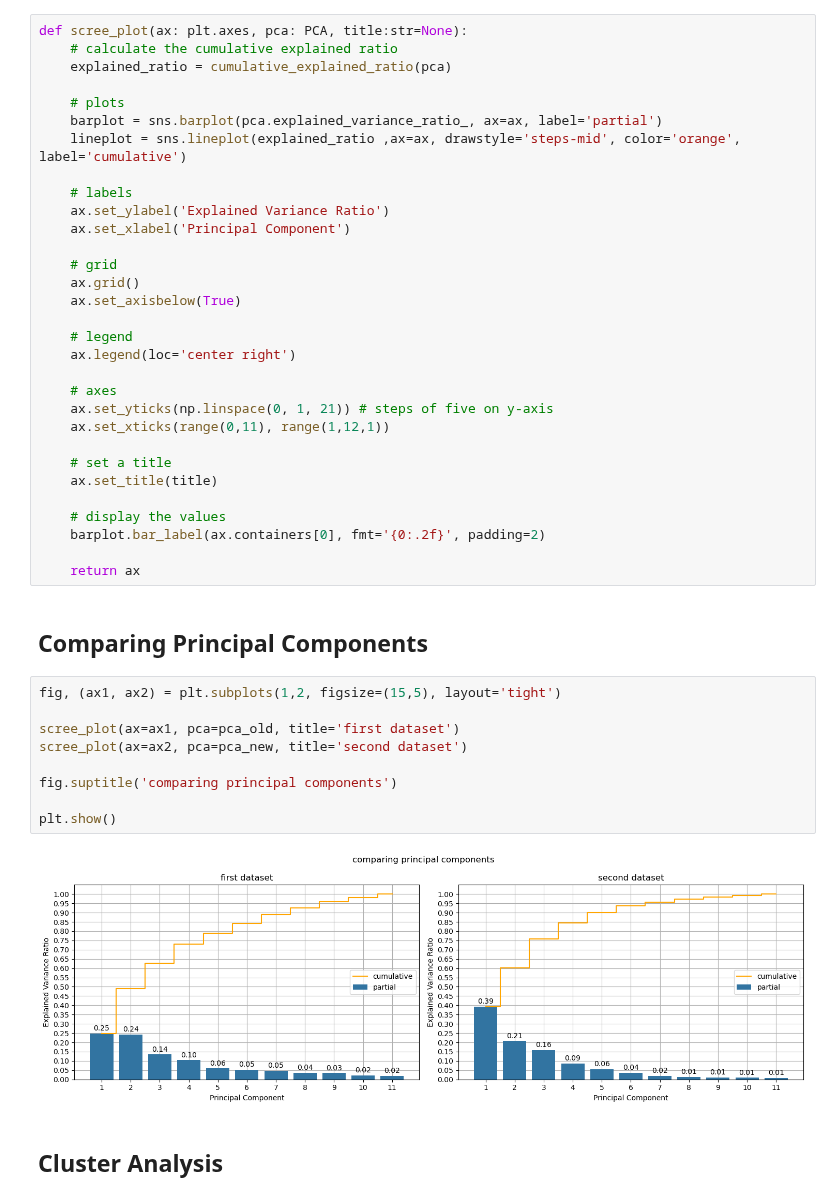
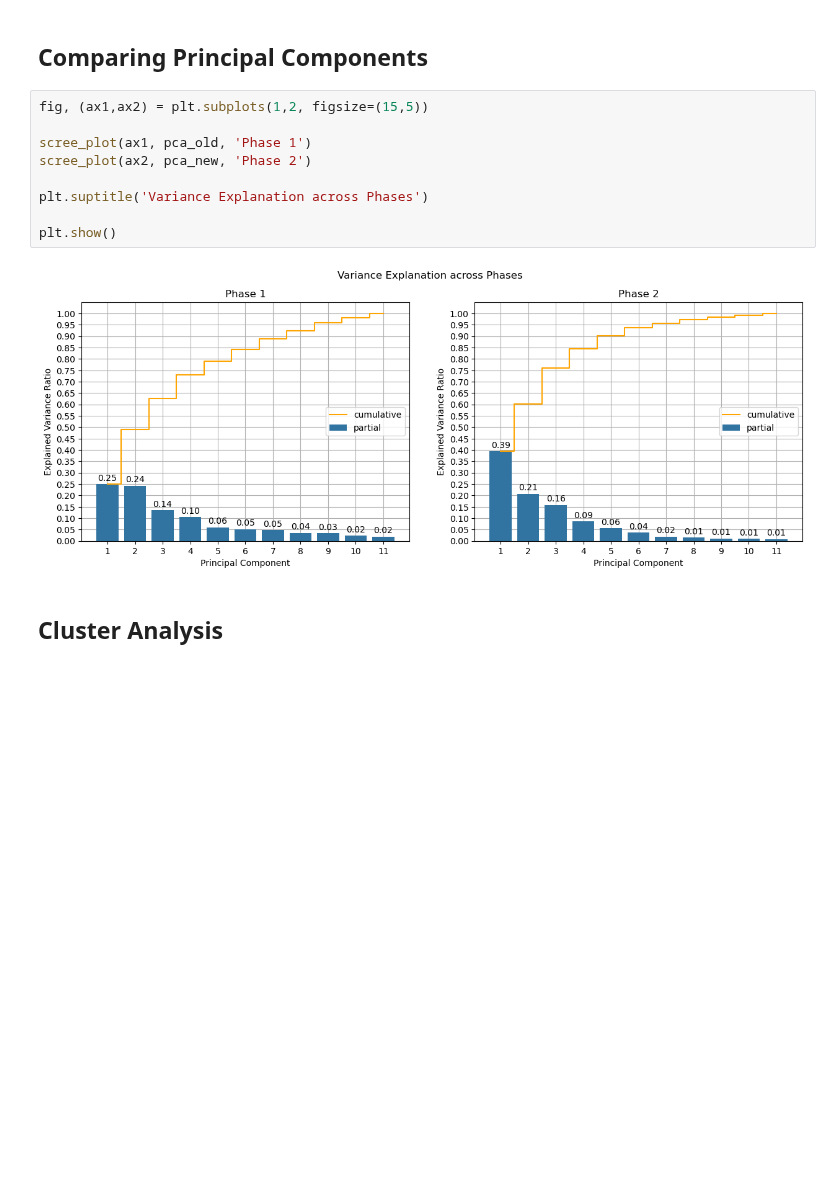
Before and after one commit to MarcoAigner/Machine-Learning-Practical, a Jupyter notebook: project_3/phase_2.ipynb, the cells around one changed output. Drawn from its saved outputs; the diff is of its cells as text; blank space fills up the shorter version.

```diff
--- a/project_3/phase_2.ipynb
+++ b/project_3/phase_2.ipynb
@@ -213,47 +192,16 @@ def cumulative_explained_ratio(pca: PCA):
-# %%
-def scree_plot(ax: plt.axes, pca: PCA, title:str=None):
-    # calculate the cumulative explained ratio
-    explained_ratio = cumulative_explained_ratio(pca)
-
-    # plots
-    barplot = sns.barplot(pca.explained_variance_ratio_, ax=ax, label='partial')
-    lineplot = sns.lineplot(explained_ratio ,ax=ax, drawstyle='steps-mid', color='orange', label='cumulative')
-
-    # labels
-    ax.set_ylabel('Explained Variance Ratio')
-    ax.set_xlabel('Principal Component')
-
-    # grid
-    ax.grid()
-    ax.set_axisbelow(True)
-
-    # legend
-    ax.legend(loc='center right')
-
-    # axes
-    ax.set_yticks(np.linspace(0, 1, 21)) # steps of five on y-axis
-    ax.set_xticks(range(0,11), range(1,12,1))
-
-    # set a title
-    ax.set_title(title)
-
-    # display the values
-    barplot.bar_label(ax.containers[0], fmt='{0:.2f}', padding=2)
-
-    return ax
 # %% [markdown]
 ## Comparing Principal Components
 # %%
-fig, (ax1, ax2) = plt.subplots(1,2, figsize=(15,5), layout='tight')
+fig, (ax1,ax2) = plt.subplots(1,2, figsize=(15,5))
 
-scree_plot(ax=ax1, pca=pca_old, title='first dataset')
-scree_plot(ax=ax2, pca=pca_new, title='second dataset')
+scree_plot(ax1, pca_old, 'Phase 1')
+scree_plot(ax2, pca_new, 'Phase 2')
 
-fig.suptitle('comparing principal components')
+plt.suptitle('Variance Explanation across Phases')
 
 plt.show()
 # %% [output]
-[figure, old version]
+[figure, new version]
 # %% [markdown]
 ## Cluster Analysis
 # %% [markdown]
```
Also changed, not shown: parts of 8 cells of this notebook, 2 other files.
